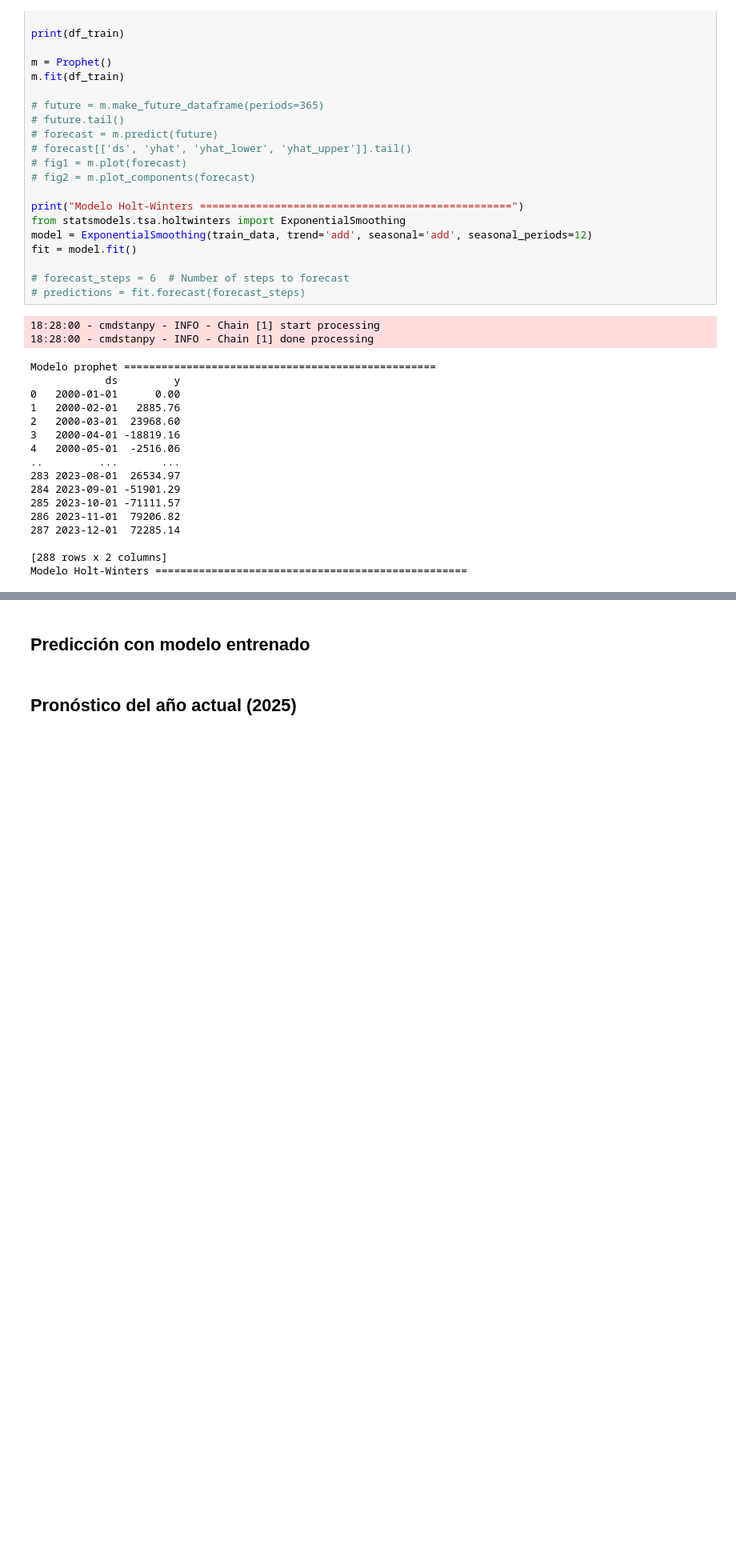
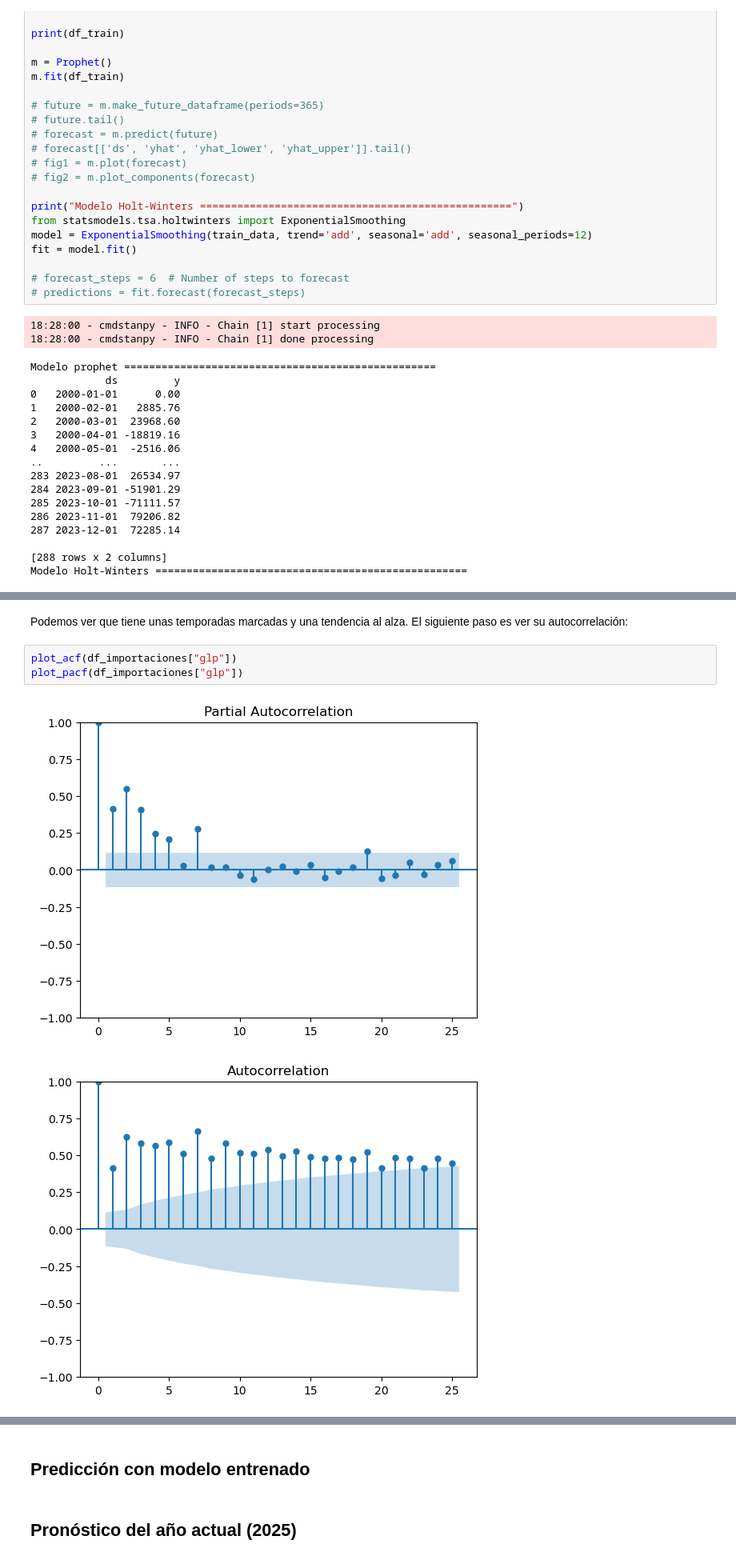
Before and after one commit to JosueSay/labs-ds, a Jupyter notebook: lab1.ipynb, the cells around one changed output, grey strips where cells are left out. Shown at 80% size. Drawn from its saved outputs; the diff is of its cells as text; blank space fills up the shorter version.

```diff
--- a/lab1.ipynb
+++ b/lab1.ipynb
@@ -1784,0 +1802,8 @@ Comenzando igual que los anteriores, graficamos la serie
+# %% [markdown]
+Podemos ver que tiene unas temporadas marcadas y una tendencia al alza. El siguiente paso es ver su autocorrelación:
+# %%
+plot_acf(df_importaciones["glp"])
+plot_pacf(df_importaciones["glp"])
+# %% [output]
+[figure, added]
+[figure, added]
```
Also changed, not shown: parts of 17 cells of this notebook.
